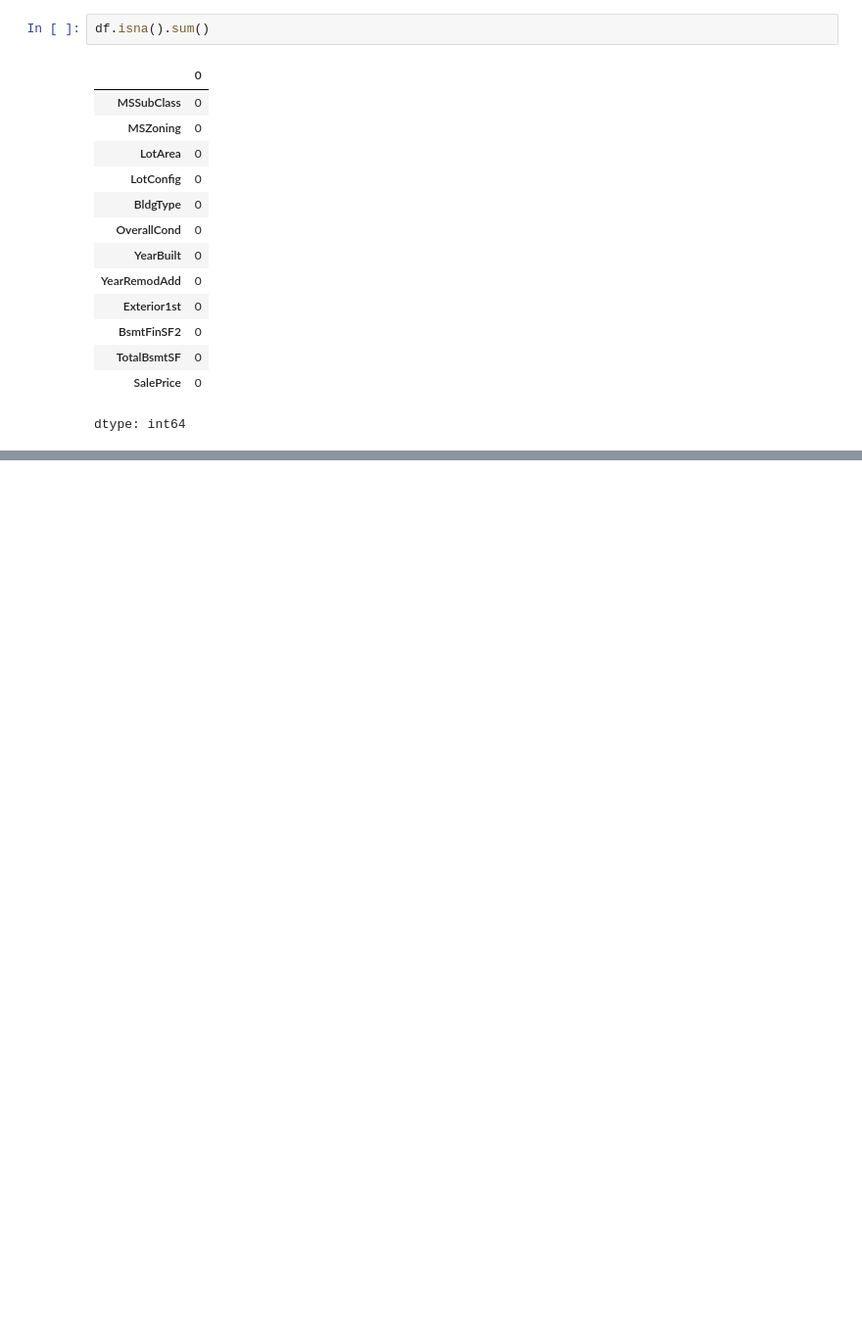
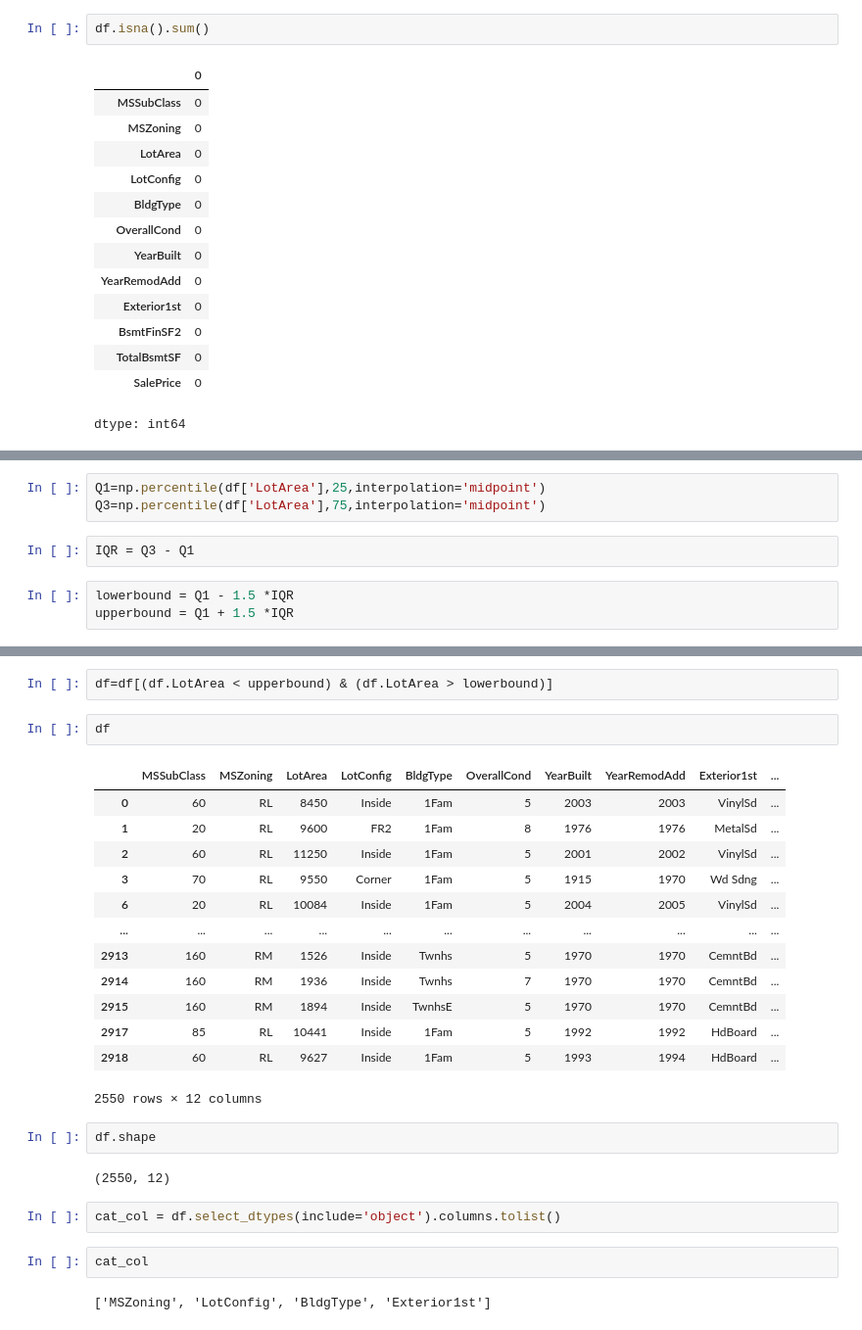
Before and after one commit to StormAbishek/House-Price-Prediction, a Jupyter notebook: House_Price_Prediction.ipynb, the cells around one changed output, grey strips where cells are left out. Shown at 98% size. Saved outputs shown, nothing was run; the diff lists cells and outputs as text; blank space fills up the shorter version.

```diff
--- a/House_Price_Prediction.ipynb
+++ b/House_Price_Prediction.ipynb
@@ -106,0 +119,8 @@ df.describe()
+# %%
+Q1=np.percentile(df['LotArea'],25,interpolation='midpoint')
+Q3=np.percentile(df['LotArea'],75,interpolation='midpoint')
+# %%
+IQR = Q3 - Q1
+# %%
+lowerbound = Q1 - 1.5 *IQR
+upperbound = Q1 + 1.5 *IQR
@@ -106,0 +149,28 @@ df.describe()
+# %%
+df=df[(df.LotArea < upperbound) & (df.LotArea > lowerbound)]
+# %%
+df
+# %% [output]
+|  | MSSubClass | MSZoning | LotArea | LotConfig | BldgType | OverallCond | YearBuilt | YearRemodAdd | Exterior1st | ... |
+| 0 | 60 | RL | 8450 | Inside | 1Fam | 5 | 2003 | 2003 | VinylSd | ... |
+| 1 | 20 | RL | 9600 | FR2 | 1Fam | 8 | 1976 | 1976 | MetalSd | ... |
+| 2 | 60 | RL | 11250 | Inside | 1Fam | 5 | 2001 | 2002 | VinylSd | ... |
+| 3 | 70 | RL | 9550 | Corner | 1Fam | 5 | 1915 | 1970 | Wd Sdng | ... |
+| 6 | 20 | RL | 10084 | Inside | 1Fam | 5 | 2004 | 2005 | VinylSd | ... |
+| ... | ... | ... | ... | ... | ... | ... | ... | ... | ... | ... |
+| 2913 | 160 | RM | 1526 | Inside | Twnhs | 5 | 1970 | 1970 | CemntBd | ... |
+| 2914 | 160 | RM | 1936 | Inside | Twnhs | 7 | 1970 | 1970 | CemntBd | ... |
+| 2915 | 160 | RM | 1894 | Inside | TwnhsE | 5 | 1970 | 1970 | CemntBd | ... |
+| 2917 | 85 | RL | 10441 | Inside | 1Fam | 5 | 1992 | 1992 | HdBoard | ... |
+| 2918 | 60 | RL | 9627 | Inside | 1Fam | 5 | 1993 | 1994 | HdBoard | ... |
+2550 rows × 12 columns
+# %%
+df.shape
+# %% [output]
+(2550, 12)
+# %%
+cat_col = df.select_dtypes(include='object').columns.tolist()
+# %%
+cat_col
+# %% [output]
+['MSZoning', 'LotConfig', 'BldgType', 'Exterior1st']
```
Also changed, not shown: parts of 6 cells of this notebook.
